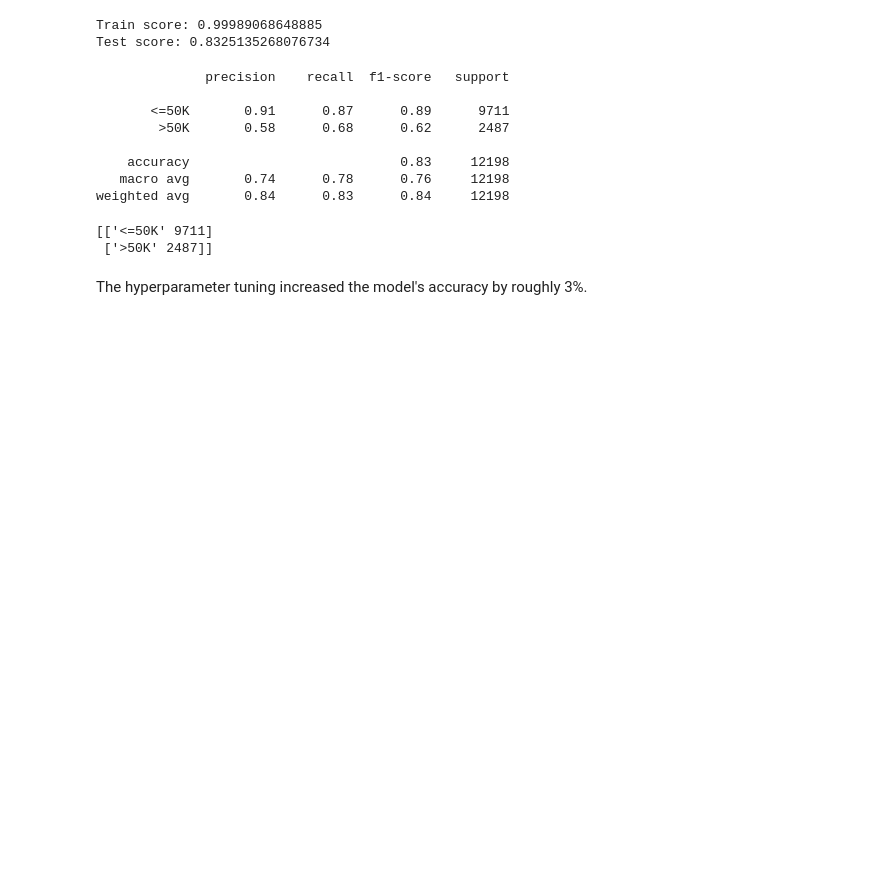
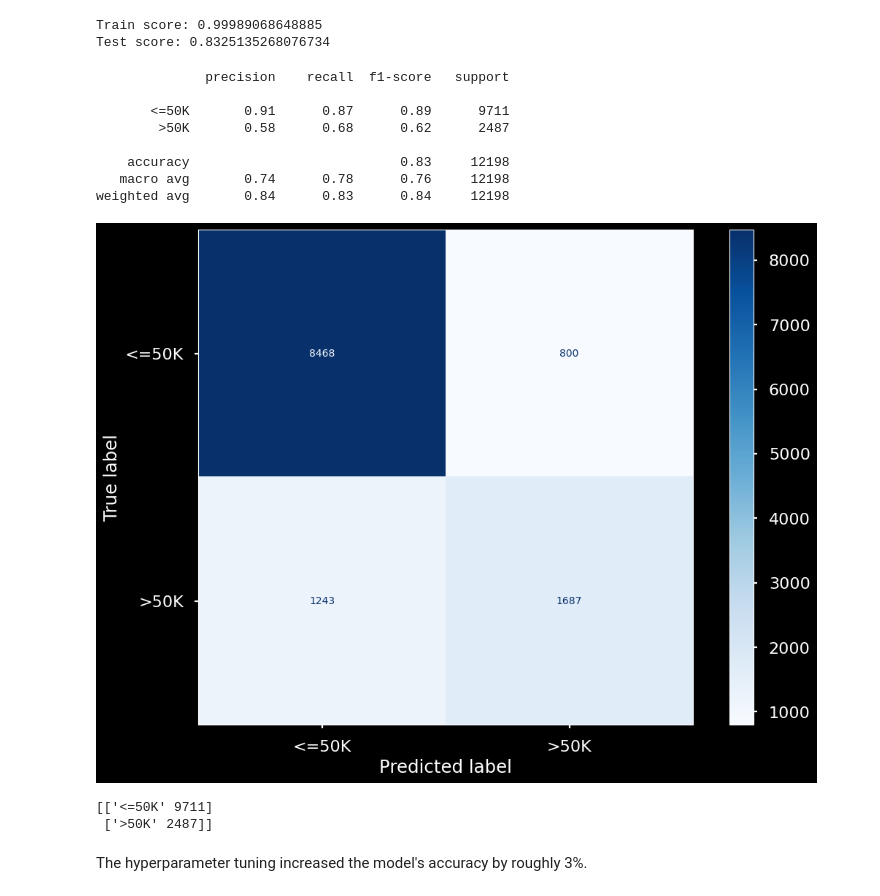
Before and after one commit to JamisonHunter/Adult-Income-Prediction, a Jupyter notebook: adult_income_prediction_j_hunter.ipynb, the cells around one changed output. Drawn from its saved outputs; the diff is of its cells as text; code cells hidden in the pictures; blank space fills up the shorter version.

```diff
--- a/adult_income_prediction_j_hunter.ipynb
+++ b/adult_income_prediction_j_hunter.ipynb
@@ -583,4 +599,11 @@ print(classification_report(knn_preds_tuned, y_test))
     accuracy                           0.83     12198
    macro avg       0.74      0.78      0.76     12198
 weighted avg       0.84      0.83      0.84     12198
+# %%
+# generating a confusion matrix of the knn model
+cm = confusion_matrix(y_test.values, knn_preds_tuned)
+cm_df = pd.DataFrame(cm)
+ConfusionMatrixDisplay.from_predictions(y_test, knn_preds_tuned, cmap = "Blues");
+# %% [output]
+[figure, added]
 # %%
```
Also changed, not shown: parts of 29 cells of this notebook.
